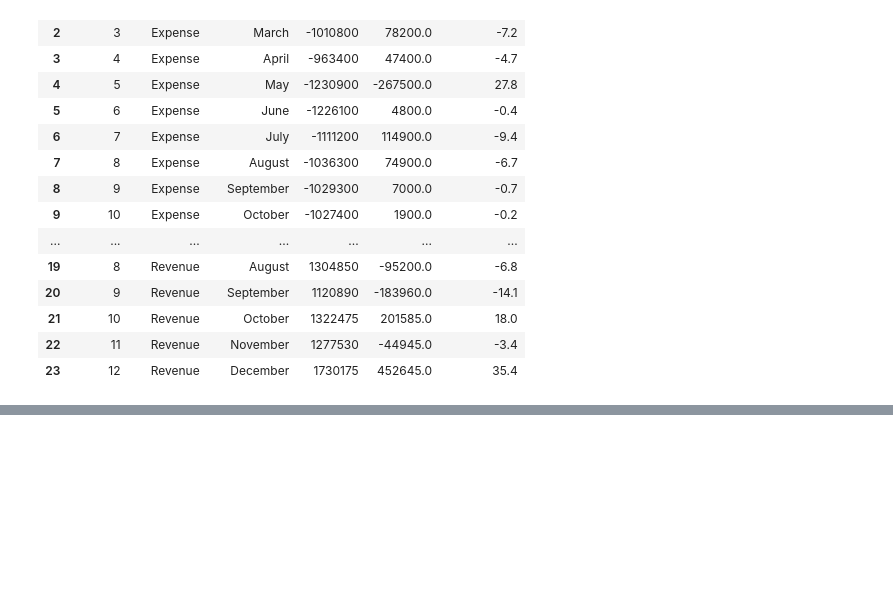
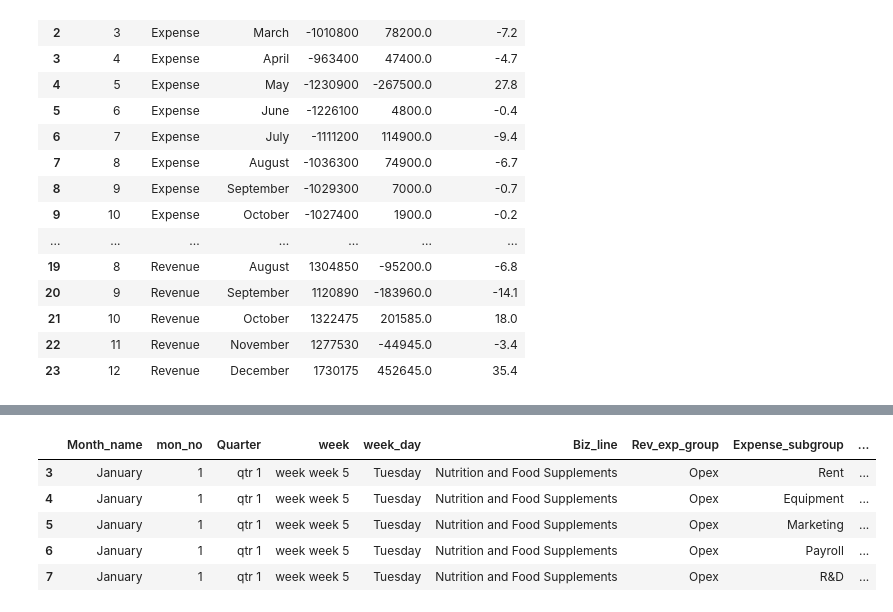
Before and after one commit to djibril968/Python_projects, a Jupyter notebook: Onyx_Financial_Analysis.ipynb, the cells around one changed output, grey strips where cells are left out. Saved outputs shown, nothing was run; the diff lists cells and outputs as text; code cells hidden in the pictures; blank space fills up the shorter version.

```diff
--- a/Onyx_Financial_Analysis.ipynb
+++ b/Onyx_Financial_Analysis.ipynb
@@ -679,0 +689,9 @@ Profit analys
+# %%
+trend_exp_extract.head()
+# %% [output]
+|  | Month_name | mon_no | Quarter | week | week_day | Biz_line | Rev_exp_group | Expense_subgroup | ... |
+| 3 | January | 1 | qtr 1 | week week 5 | Tuesday | Nutrition and Food Supplements | Opex | Rent | ... |
+| 4 | January | 1 | qtr 1 | week week 5 | Tuesday | Nutrition and Food Supplements | Opex | Equipment | ... |
+| 5 | January | 1 | qtr 1 | week week 5 | Tuesday | Nutrition and Food Supplements | Opex | Marketing | ... |
+| 6 | January | 1 | qtr 1 | week week 5 | Tuesday | Nutrition and Food Supplements | Opex | Payroll | ... |
+| 7 | January | 1 | qtr 1 | week week 5 | Tuesday | Nutrition and Food Supplements | Opex | R&D | ... |
```
Also changed, not shown: parts of 5 cells of this notebook.
